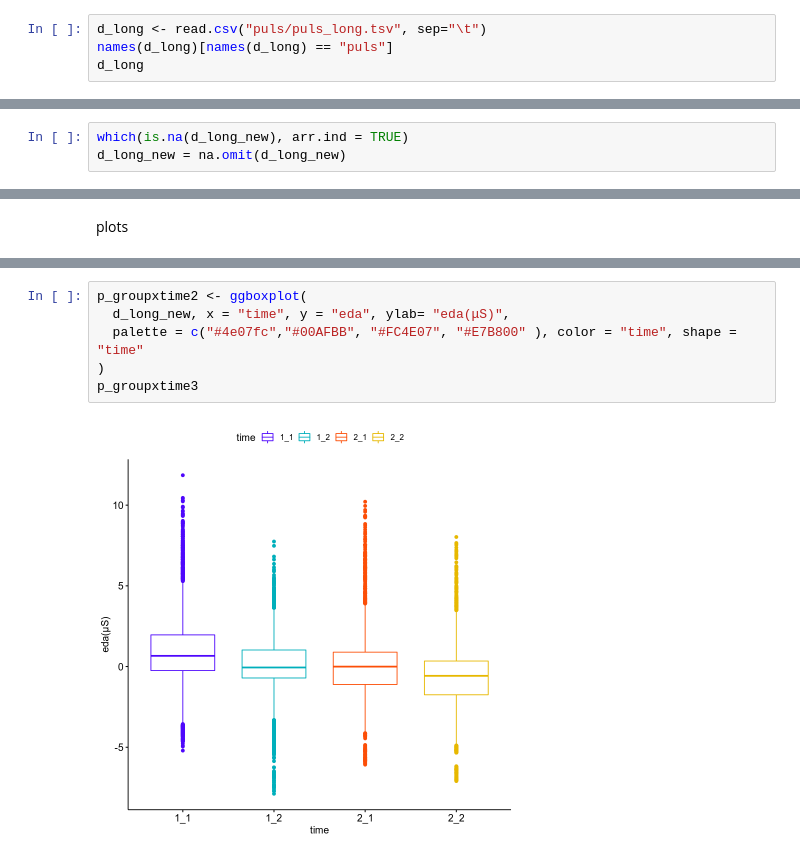
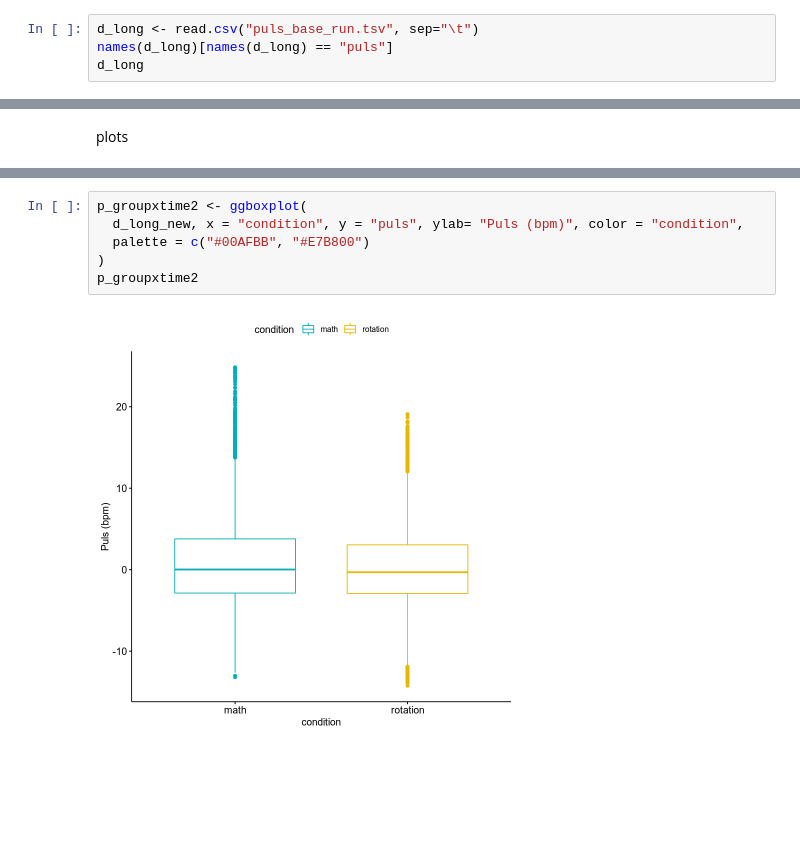
Before and after one commit to C0C0AN/MD_thesis_JanOttoHeiland, a Jupyter notebook: script/PulsStatistic_Puls.ipynb, the cells around one changed output, grey strips where cells are left out. Cells and saved outputs as stored; diff of their text form; blank space fills up the shorter version.

```diff
--- a/script/PulsStatistic_Puls.ipynb
+++ b/script/PulsStatistic_Puls.ipynb
@@ -26,5 +8,5 @@ The following object is masked from ‘package:stats’:
 # %%
-d_long <- read.csv("puls/puls_long.tsv", sep="\t")
+d_long <- read.csv("puls_base_run.tsv", sep="\t")
 names(d_long)[names(d_long) == "puls"]
 d_long
 # %% [output]
@@ -87,3 +65,0 @@ A data.frame: 15696 × 14
-# %%
-which(is.na(d_long_new), arr.ind = TRUE)
-d_long_new = na.omit(d_long_new)
@@ -445,10 +396,10 @@ p_groupxtime
 # %%
 p_groupxtime2 <- ggboxplot(
-  d_long_new, x = "time", y = "eda", ylab= "eda(μS)",
-  palette = c("#4e07fc","#00AFBB", "#FC4E07", "#E7B800" ), color = "time", shape = "time"
+  d_long_new, x = "condition", y = "puls", ylab= "Puls (bpm)", color = "condition",
+  palette = c("#00AFBB", "#E7B800")
 )
-p_groupxtime3
+p_groupxtime2
 # %% [output]
-[figure, old version]
+[figure, new version]
 # %%
 p_groupxtime3 <- ggboxplot(
```
Also changed, not shown: parts of 23 cells of this notebook, 2 other files.
